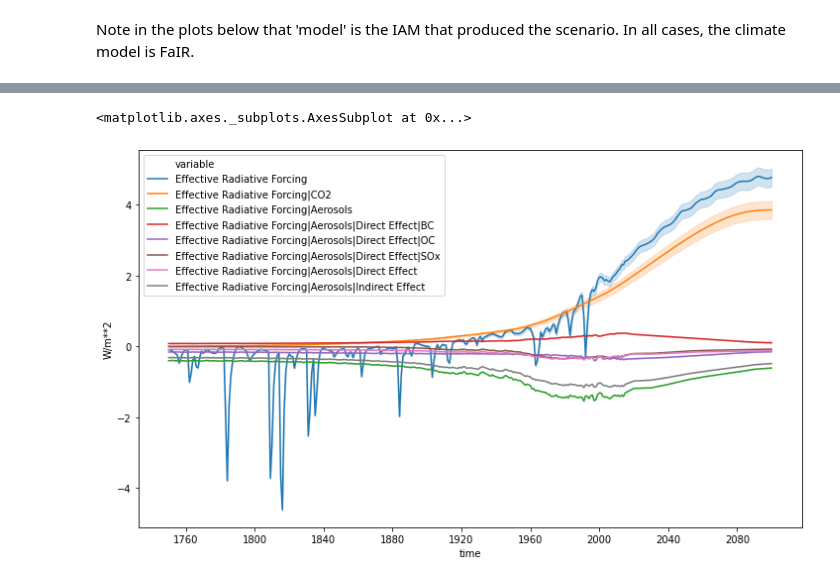
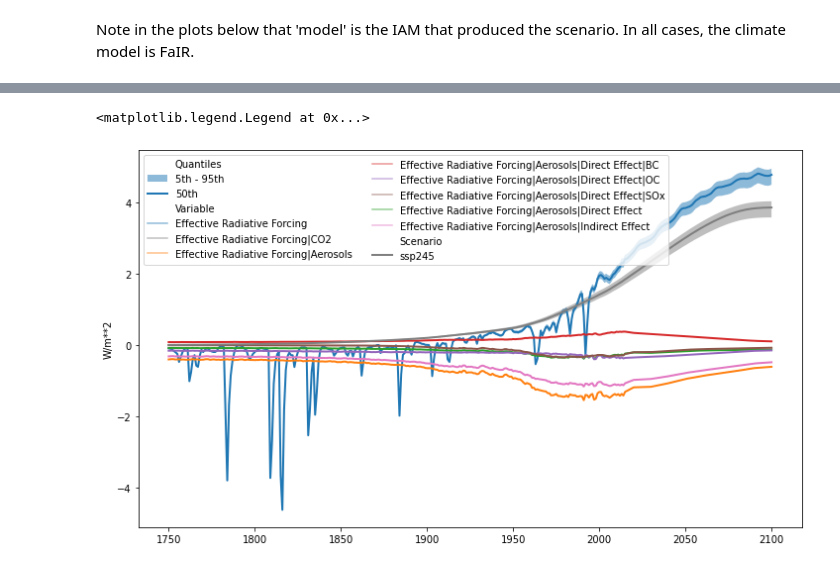
Before and after one commit to openscm/openscm-runner, a Jupyter notebook: notebooks/run-fair.ipynb, the cells around one changed output, grey strips where cells are left out. Cells and saved outputs as stored; diff of their text form; code cells hidden in the pictures.

Commit message:
Add example notebook and find scenario bug

```diff
--- a/notebooks/run-fair.ipynb
+++ b/notebooks/run-fair.ipynb
@@ -118,12 +142,22 @@ x.filter(variable="Atmospheric Concentrations|CO2").lineplot(
 # %%
 # NBVAL_IGNORE_OUTPUT
 ax = plt.figure(figsize=(12, 7)).add_subplot(111)
-x.filter(variable="Effective Radiative Forcing*", scenario="ssp245").lineplot(
-    hue="variable", ax=ax
+ax, legend_items = x.filter(
+    variable="Effective Radiative Forcing*", scenario="ssp245"
+).plumeplot(
+    quantiles_plumes=[((0.05, 0.95), 0.5), ((0.5,), 1.0)],
+    quantile_over="run_id",
+    hue_var="variable",
+    hue_label="Variable",
+    style_var="scenario",
+    style_label="Scenario",
+    ax=ax,
+    time_axis="year",
 )
+ax.legend(handles=legend_items, ncol=2, loc="upper left")
 # %% [output]
-<matplotlib.axes._subplots.AxesSubplot at 0x...>
+<matplotlib.legend.Legend at 0x...>
-[figure, old version]
+[figure, new version]
 # %%
 # NBVAL_IGNORE_OUTPUT
 x.filter(
```
Also changed, not shown: parts of 15 cells of this notebook, 6 other files.
